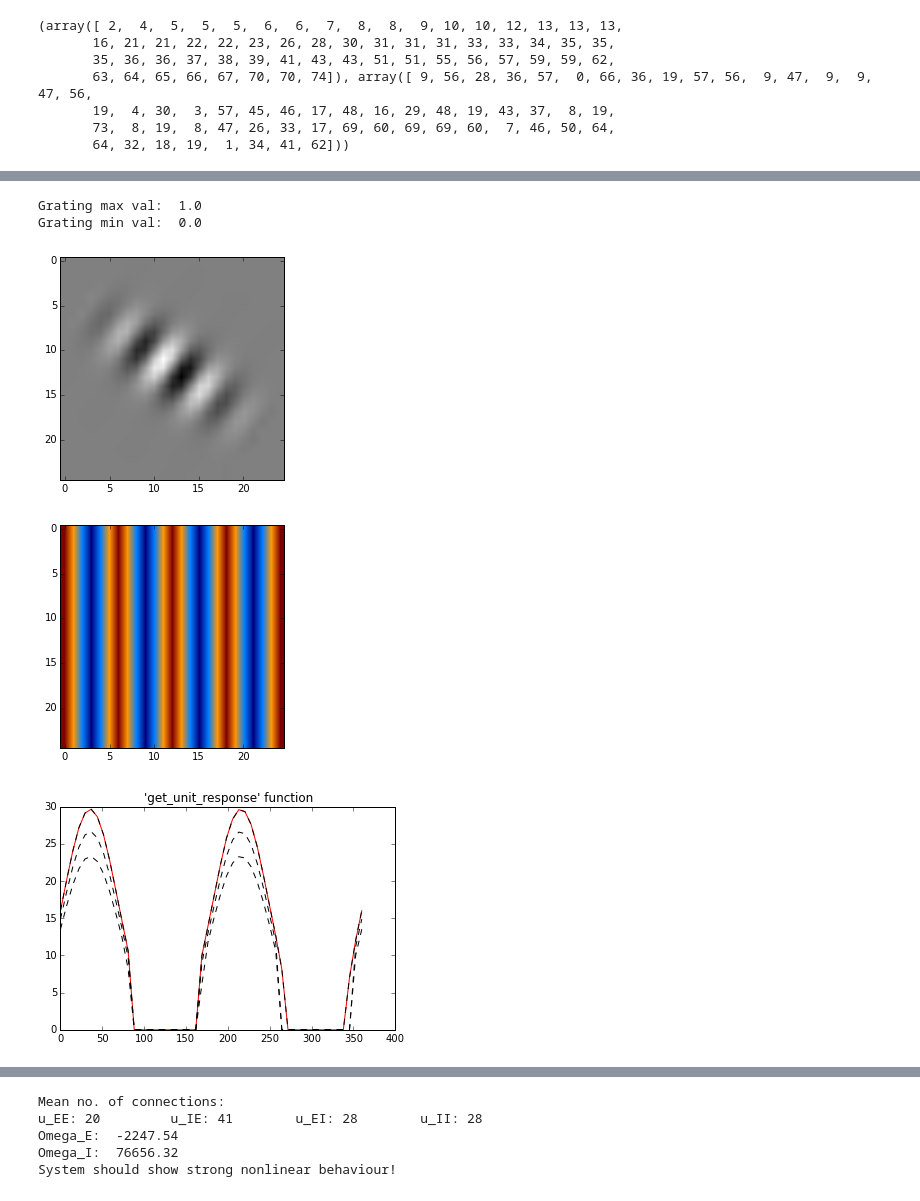
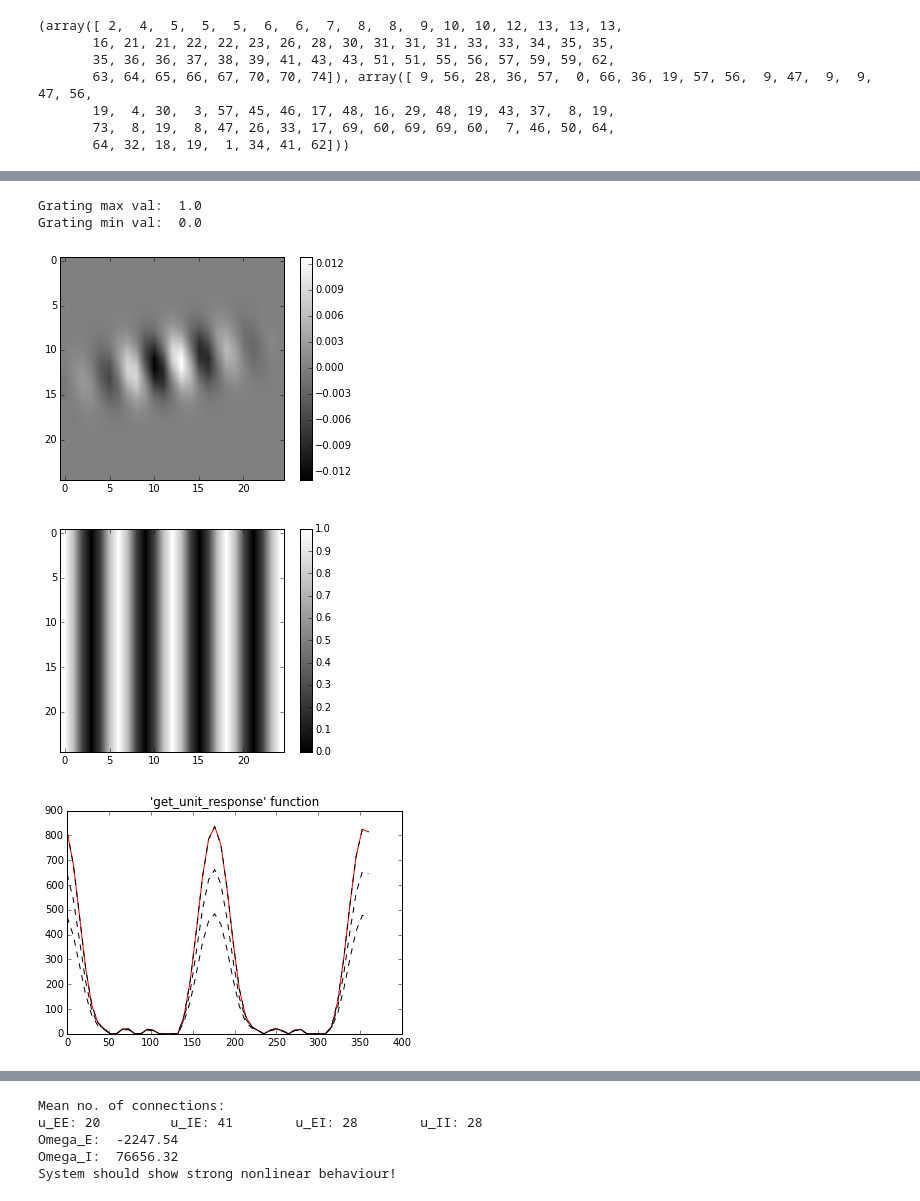
Before and after one commit to benselby/v1_modelling, a Jupyter notebook: mechanistic/rf_layer.ipynb, the cells around one changed output, grey strips where cells are left out. Cells and saved outputs as stored; diff of their text form; code cells hidden in the pictures.

```diff
--- a/mechanistic/rf_layer.ipynb
+++ b/mechanistic/rf_layer.ipynb
@@ -22,7 +22,9 @@ start_time = time.time()
 [W_EE, W_EI, W_IE, W_II, OP_map, OD_map, SS_E, SS_I, results_E, results_I, sum_field_sizes_E, sum_field_sizes_I, res_E, res_I, crf_results, dom_results, ndom_results, mono_results, crf_nd_results, crf_results_I, dom_results_I, ndom_results_I, mono_results_I, crf_nd_results_I, inner_d_E, inner_d_I] = np.load(filename, 'rb')
 print "Elapsed time: ", time.time() - start_time
 # %%
-def gabor2(sig_x, sig_y, theta, k, phi, fsize):
+""" An outdated and very slooooow implementation of a gabor function adapted
+from matlab. Don't use. """
+def gabor3(sig_x, sig_y, theta, k, phi, fsize):
     gabor = np.zeros((fsize,fsize))
     for i in range(int(fsize)):
         for j in range(int(fsize)):
@@ -32,6 +34,18 @@ def gabor2(sig_x, sig_y, theta, k, phi, fsize):
             Yj = x*np.sin(theta) + y*np.cos(theta);
             gabor[i,j] = (1/(2*np.pi*sig_x*sig_y))*np.exp(-1*Xj**2/(2*sig_x**2) - Yj**2/(2*sig_y**2) )*np.cos(k*Xj-phi);
     return gabor
+
+def gabor2(sig_x, sig_y, theta, k, phi, fsize, sine=False):
+    vals = np.linspace(-np.floor(fsize/2), np.floor(fsize/2), fsize)
+    xv,yv= np.meshgrid(vals,vals)
+    Xj = xv*np.cos(theta) - yv*np.sin(theta);
+    Yj = xv*np.sin(theta) + yv*np.cos(theta);
+    if sine == False:
+        gabor = (1/(2*np.pi*sig_x*sig_y))*np.exp(-1*Xj**2/(2*sig_x**2) - Yj**2/(2*sig_y**2) )*np.cos(k*Xj-phi);
+    else:
+        gabor = (1/(2*np.pi*sig_x*sig_y))*np.exp(-1*Xj**2/(2*sig_x**2) - Yj**2/(2*sig_y**2) )*np.sin(k*Xj-phi);
+    return gabor
+
 
 # Generates a 2-D Gabor function with the specified parameters
 # Used for generating simple cell receptive fields
@@ -381,18 +412,23 @@ print np.where( np.floor(OP_map) == 0)
 # %%
 con_rng = np.linspace(0.01, 0.6, 12)
 con_bank = np.zeros((len(con_rng), 25, 25))
-grating = generate_static_grating(0, 1, 4, 25, norm=True)
+grating = generate_static_grating(np.pi/2, 1, 4, 25, norm=True)
 for i in range(len(con_rng)):
     con_bank[i,:,:] = con_rng[i]*grating
 
 con_rsp = np.zeros(len(con_rng))
 unsat_rsp = np.zeros(len(con_rng))
-sample = RF_layer.get_unit(9,2)
+sample = RF_layer.get_unit(55,28)
+# sample = RF_layer.get_unit(9,2)
+print "Sample orientation preference: ", sample.ori_pref_deg
 for i in range(len(con_rsp)):
     con_rsp[i] = sample.get_unit_response_rate(con_bank[i,:,:], saturation=True)
     unsat_rsp[i] = sample.get_unit_response_rate(con_bank[i,:,:], saturation=False)
+
 plt.figure()
 plt.plot(con_rng, con_rsp, 'b', label='Saturated activity')
 plt.plot(con_rng, unsat_rsp, 'r', label='Unsaturated activity')
+plt.xlabel('Contrast (%)')
+plt.ylabel('Firing rate (Hz)')
 plt.legend(loc='best')
 # %% [output]
@@ -401,8 +438,13 @@ plt.legend(loc='best')
 # %%
-ori_rng = np.linspace(0, 2*np.pi, 50)
+ori_rng = np.linspace(0, np.pi, 50)
 ori_bank = generate_grating_bank(ori_rng, 1, 4, 25, norm=True)
 
 ori_con_rsp = np.zeros((len(ori_rng), len(con_rng)+1))
+
+sample.show_RF()
+print "RF max: ", np.max(sample.RF)
+print "RF min: ", np.min(sample.RF)
+print "RF mean: ", np.mean(sample.RF)
 
 for i in range(len(ori_rng)):
     stim = ori_bank[i,:,:]
@@ -411,9 +453,11 @@ for i in range(len(ori_rng)):
         ori_con_rsp[i,j] = sample.get_unit_response_rate(con_rng[j]*stim, saturation=True)
 
 plt.figure()
-plt.plot(ori_rng, ori_con_rsp[:,-1], 'r')
-
+plt.plot(ori_rng*180/np.pi, ori_con_rsp[:,-1], 'r')
+plt.title('Orientation Response')
+plt.xlabel('Stimulus orientation (degrees)')
+plt.ylabel('Firing Rate')
 for i in range(len(con_rng)):
 #     plt.figure()
-    plt.plot(ori_rng, ori_con_rsp[:,i], 'b')
+    plt.plot(ori_rng*180/np.pi, ori_con_rsp[:,i], 'b')
 # %% [output]
@@ -451,39 +500,40 @@ Cross orientation resp:  22.6271566914
 # %%
 ori_range = np.linspace(0,2*np.pi,50)
 # sample = rf_unit(1, orient_pref=30, pix_deg=25)
-sample = RF_layer.get_unit(37,37)
+sample = RF_layer.get_unit(37,23)
 
 sample.show_RF()
 
 bank = generate_grating_bank(ori_range, 1, 4, 25, norm=True)
 plt.figure()
-plt.imshow(bank[0,:,:])
+plt.imshow(bank[0,:,:], cmap='gray')
+plt.colorbar()
 print 'Grating max val: ', np.max(bank[0,:,:])
 print 'Grating min val: ', np.min(bank[0,:,:])
 
 res = np.zeros_like(ori_range)
 for i in range(len(ori_range)):
     stim = bank[i,:,:]
     res[i] = sample.get_unit_response_rate(stim, saturation=True)
 plt.figure()
 plt.plot(ori_range*180/np.pi, res, 'r')
 
 ori_response = sample.get_unit_response_ori_range(ori_range)
 plt.title('\'get_unit_response\' function')
 
 contrast_range = np.linspace(0.1,1,5,True)
 contrast_results = np.zeros((len(contrast_range), len(ori_range)))
 for i in range(len(ori_range)):
     for j in range(2,len(contrast_range)):
         stim = contrast_range[j] * bank[i,:,:]
         contrast_results[j,i] = sample.get_unit_response_rate(stim, saturation=True)
 
 for i in range(len(contrast_range)):
     plt.plot(ori_range*180/np.pi, contrast_results[i,:], 'k--')
 # %% [output]
 Grating max val:  1.0
 Grating min val:  0.0
-[figure, old version]
+[figure, new version]
-[figure, old version]
+[figure, new version]
-[figure, old version]
+[figure, new version]
 # %%
```
Also changed, not shown: parts of 23 cells of this notebook.
